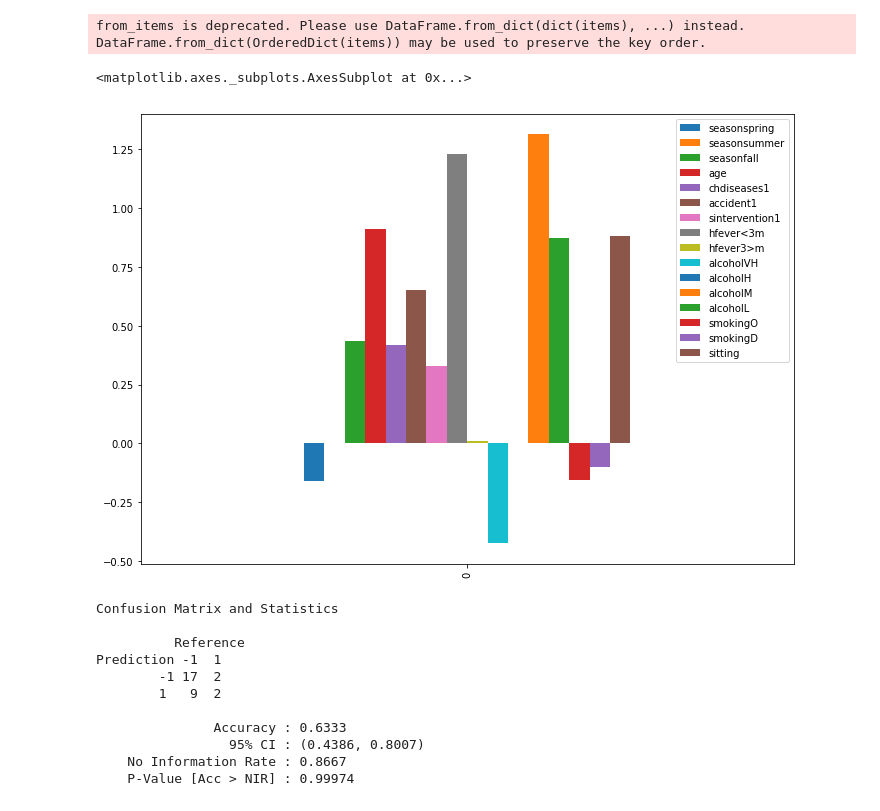
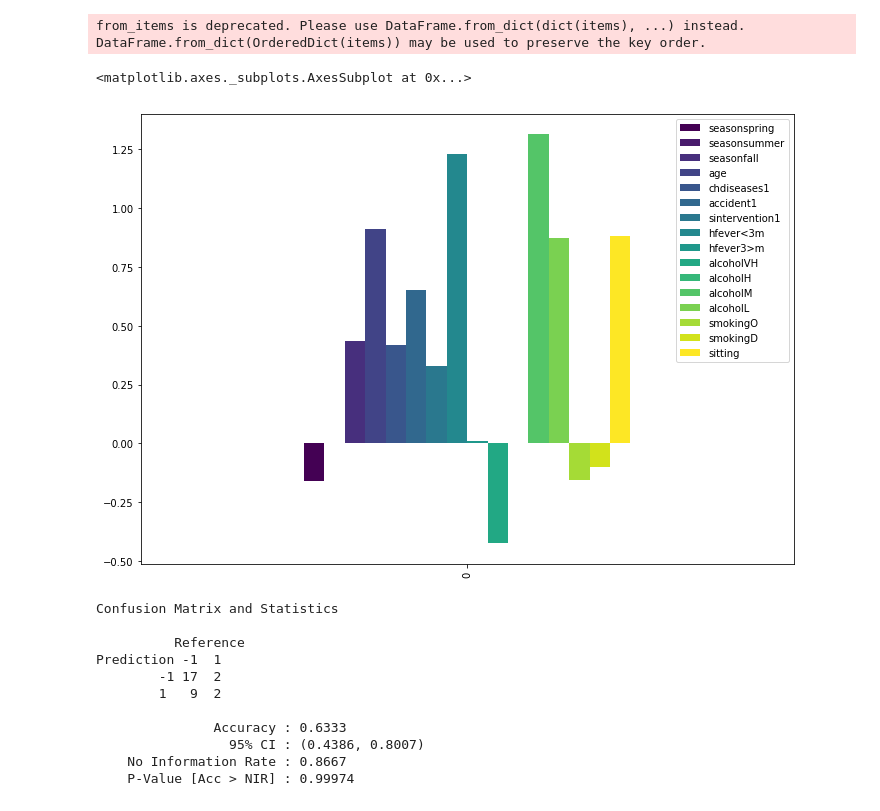
Before and after one commit to LeonardoAlcivar/ProjectStatisticalModeling, a Jupyter notebook: ProjectLeonardoAlcivarWong.ipynb, the cells around one changed output. Cells and saved outputs as stored; diff of their text form; code cells hidden in the pictures.

```diff
--- a/ProjectLeonardoAlcivarWong.ipynb
+++ b/ProjectLeonardoAlcivarWong.ipynb
@@ -957,10 +960,10 @@ HINGE_ESTIMATOR
 100 1.313945 0.874972 -0.1555113 -0.09826787 0.8832283
 from_items is deprecated. Please use DataFrame.from_dict(dict(items), ...) instead. DataFrame.from_dict(OrderedDict(items)) may be used to preserve the key order.
 # %%
-HINGE_ESTIMATOR[HINGE_ESTIMATOR.columns[1:]].plot.bar(figsize=(11.7, 8.27)) #Size of the betas
+HINGE_ESTIMATOR[HINGE_ESTIMATOR.columns[1:]].plot.bar(figsize=(11.7, 8.27), colormap = "viridis") #Size of the betas
 # %% [output]
 <matplotlib.axes._subplots.AxesSubplot at 0x...>
-[figure, old version]
+[figure, new version]
 # %%
 %%R
 HINGE_PREDICTION <- as.matrix(cbind(1, test[-ncol(test)]))%*%t(as.matrix(HINGE_ESTIMATOR))
```
Also changed, not shown: parts of 5 cells of this notebook.
